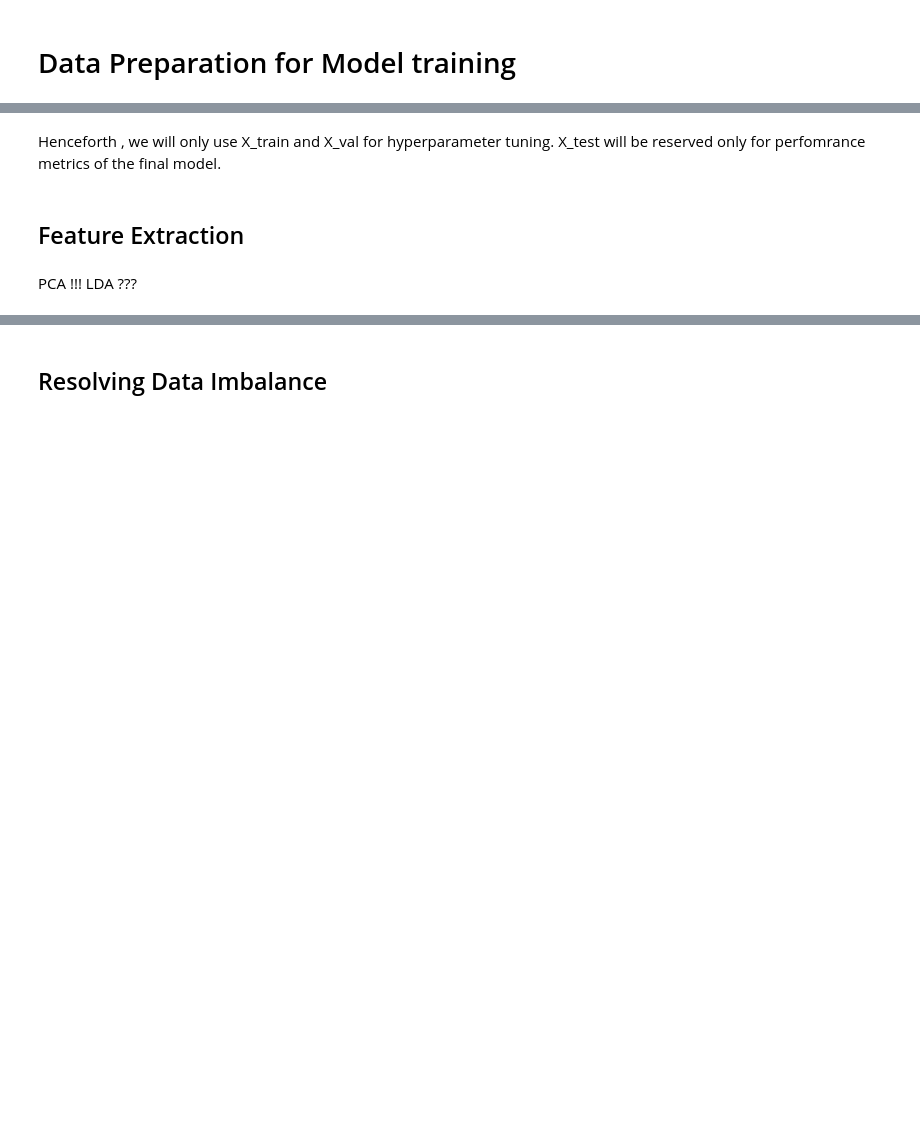
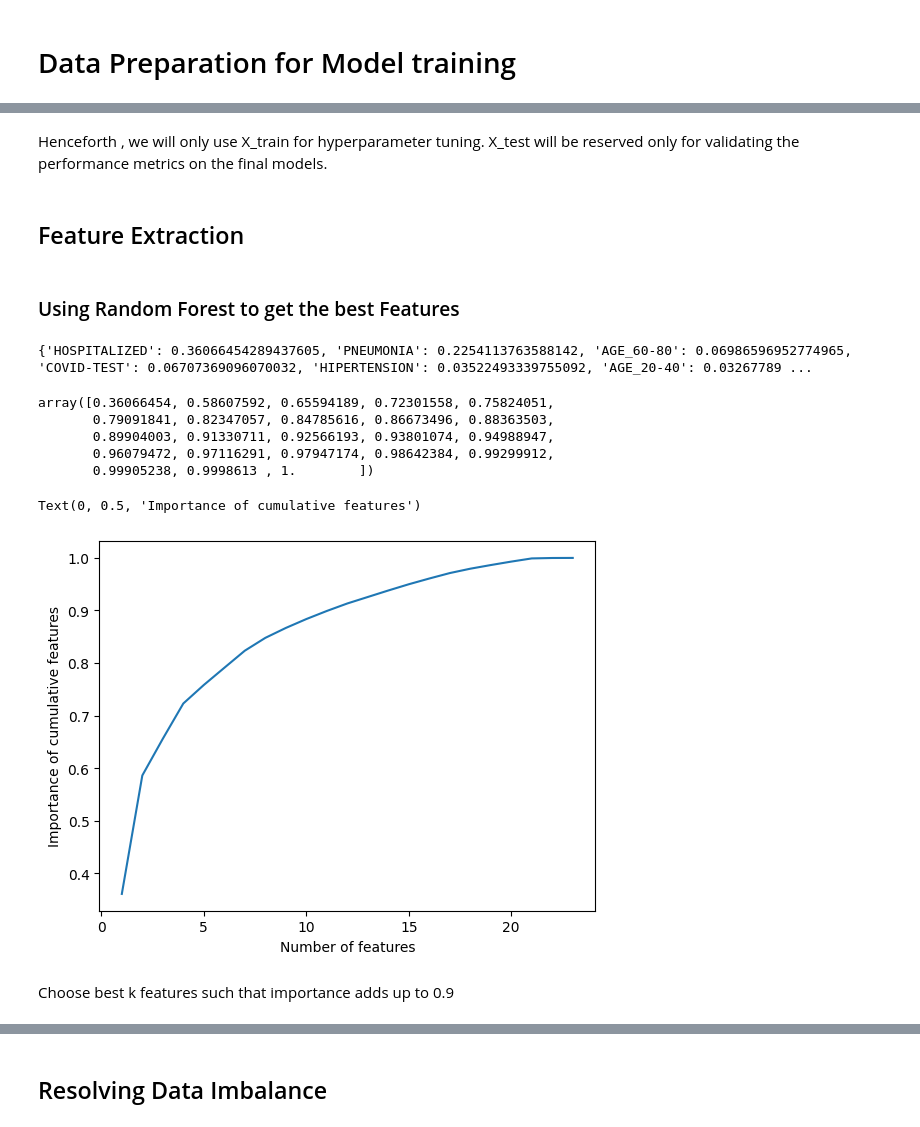
Before and after one commit to IISC-ICAIML-Porject/Covid-19-Mortality-Prediction, a Jupyter notebook: Covid_19_Mortality_prediction.ipynb, the cells around one changed output, grey strips where cells are left out. Cells and saved outputs as stored; diff of their text form; code cells hidden in the pictures; blank space fills up the shorter version.

```diff
--- a/Covid_19_Mortality_prediction.ipynb
+++ b/Covid_19_Mortality_prediction.ipynb
@@ -403,9 +443,38 @@ y_train.value_counts(), y_val.value_counts(), y_test.value_counts()
  Name: DEATH, dtype: int64)
 # %% [markdown]
-Henceforth , we will only use X_train and X_val for hyperparameter tuning.
-X_test will be reserved only for perfomrance metrics of the final model.
+Henceforth , we will only use X_train for hyperparameter tuning.
+X_test will be reserved only for validating the performance metrics on the final models.
 # %% [markdown]
 ## Feature Extraction
-# %% [markdown]
-PCA !!!
-LDA ???
+# %% [markdown]
+### Using Random Forest to get the best Features
+# %%
+from sklearn.ensemble import RandomForestClassifier
+
+# X is the binary feature matrix, y is the target variable
+clf = RandomForestClassifier(n_estimators=100, random_state=0)
+clf.fit(X_train, y_train)
+importances = clf.feature_importances_
+# %%
+important_features = dict(zip(X_train.columns,importances))
+important_features = dict(sorted(important_features.items(), key=lambda x: x[1], reverse=True))
+print(important_features)
+# %% [output]
+{'HOSPITALIZED': 0.36066454289437605, 'PNEUMONIA': 0.2254113763588142, 'AGE_60-80': 0.06986596952774965, 'COVID-TEST': 0.06707369096070032, 'HIPERTENSION': 0.03522493339755092, 'AGE_20-40': 0.03267789 ...
+# %%
+np.cumsum(list(important_features.values()))
+# %% [output]
+array([0.36066454, 0.58607592, 0.65594189, 0.72301558, 0.75824051,
+       0.79091841, 0.82347057, 0.84785616, 0.86673496, 0.88363503,
+       0.89904003, 0.91330711, 0.92566193, 0.93801074, 0.94988947,
+       0.96079472, 0.97116291, 0.97947174, 0.98642384, 0.99299912,
+       0.99905238, 0.9998613 , 1.        ])
+# %%
+plt.plot(range(1, len(X_train.columns)+1), np.cumsum(list(important_features.values())))
+plt.xlabel("Number of features")
+plt.ylabel("Importance of cumulative features")
+# %% [output]
+Text(0, 0.5, 'Importance of cumulative features')
+[figure, added]
+# %% [markdown]
+Choose best k features such that importance adds up to 0.9
```
Also changed, not shown: parts of 96 cells of this notebook.
